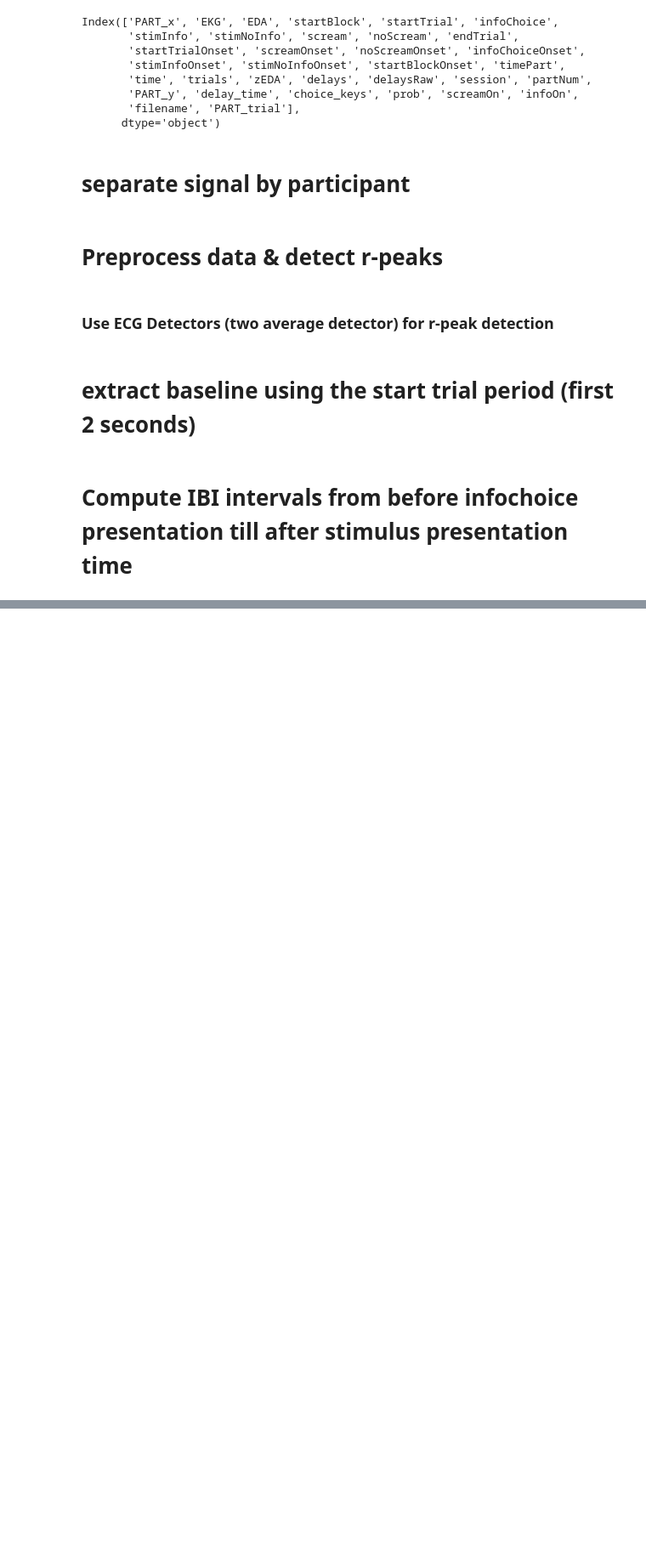
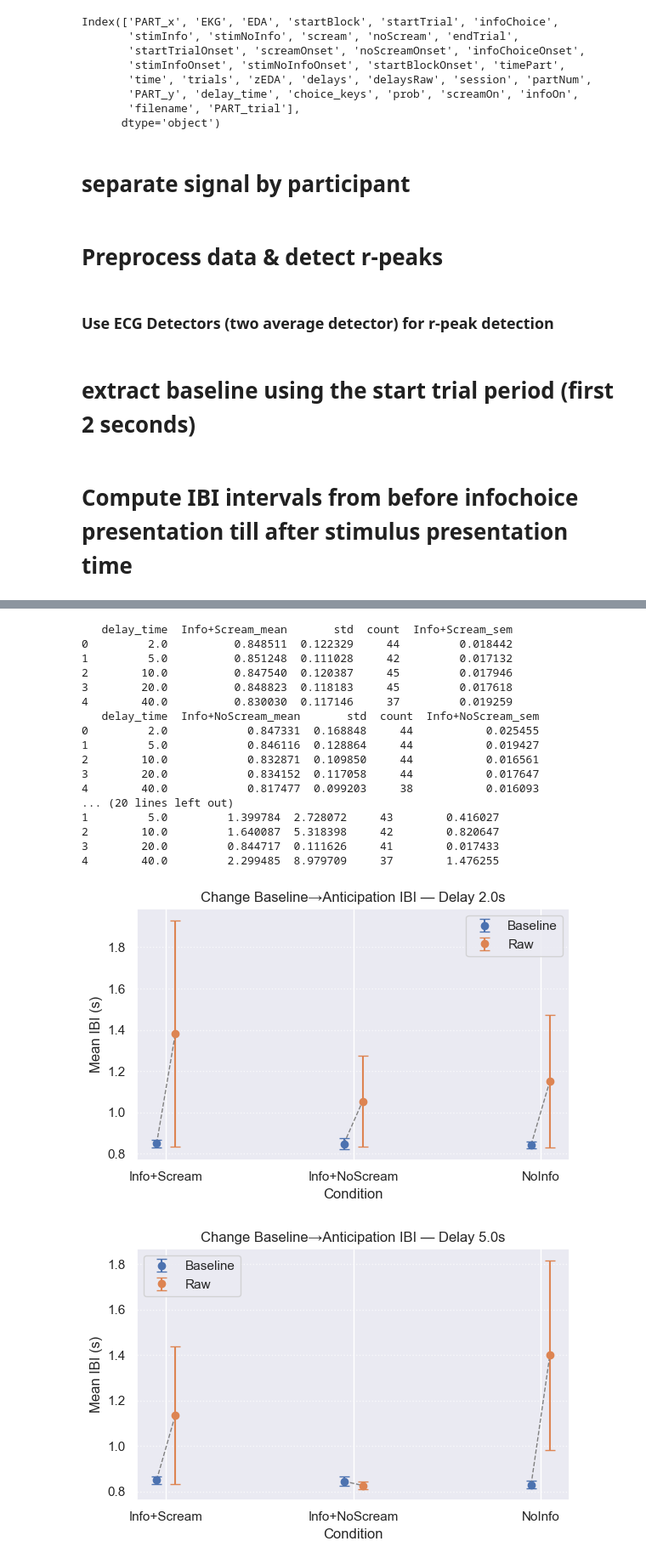
Before and after one commit to stelladongjz/Anticip_EKG_Analysis, a Jupyter notebook: Stella_AvAnt2025_AnalysisEKG_fromPreproc.ipynb, the cells around one changed output, grey strips where cells are left out. Shown at 85% size. Drawn from its saved outputs; the diff is of its cells as text; code cells hidden in the pictures; blank space fills up the shorter version.

Commit message:
plot complete, now need to check what's going on at 20s delays and error bars

```diff
--- a/Stella_AvAnt2025_AnalysisEKG_fromPreproc.ipynb
+++ b/Stella_AvAnt2025_AnalysisEKG_fromPreproc.ipynb
@@ -958,0 +397,19 @@ range(-2, 53, 2)
+# %%
+#compute baseline values for stimInfo_scream, stimInfo_noScream, and stimNoinfo
+baseline_IBI_stimInfo_scream= IBI_baseline(processed_all.loc[(processed_all['startTrial'] == 1)& (processed_all['screamOn'] == 1) & (processed_all['infoOn'] == 1) ])
+baseine_IBI_stimInfo_noScream = IBI_baseline(processed_all.loc[(processed_all['startTrial'] == 1)& (processed_all['screamOn'] == 0) & (processed_all['infoOn'] == 1) ])
+baseine_IBI_stimNoInfo = IBI_baseline(processed_all.loc[(processed_all['startTrial'] == 1)& (processed_all['infoOn'] == 0) ])
+# %%
+# extract all data for stimInfo_scream, stimInfo_noScream, and stimNoinfo
+stimInfo_scream_df = processed_all[(processed_all['screamOn']==1)&(processed_all['infoOn']==1)]
+stimInfo_noScream_df = processed_all[(processed_all['screamOn']==0) & (processed_all['infoOn']==1)]
+stimNoInfo_df = processed_all[(processed_all['infoOn']==0)]
+# %%
+#compute ibi values for all data
+stimInfo_scream_ibis = compute_IBI(stimInfo_scream_df,baseline_IBI_stimInfo_scream)
+stimInfo_noScream_ibis = compute_IBI(stimInfo_noScream_df,baseine_IBI_stimInfo_noScream)
+stimNoInfo_ibis = compute_IBI(stimNoInfo_df,baseine_IBI_stimNoInfo)
+# %%
+part_avg_stimInfo_scream,avg_stimInfo_scream = avg_IBI(stimInfo_scream_ibis,baseline_IBI_stimInfo_scream)
+part_avg_stimInfo_noScream,avg_stimInfo_noScream = avg_IBI(stimInfo_noScream_ibis,baseine_IBI_stimInfo_noScream)
+part_avg_stimNoInfo, avg_stimNoInfo = avg_IBI(stimNoInfo_ibis,baseine_IBI_stimNoInfo)
@@ -958,0 +450,30 @@ range(-2, 53, 2)
+# %%
+plot_change_dots_with_error(
+    baseline_IBI_stimInfo_scream,
+    baseine_IBI_stimInfo_noScream,
+    baseine_IBI_stimNoInfo,
+    part_avg_stimInfo_scream,
+    part_avg_stimInfo_noScream,
+    part_avg_stimNoInfo,
+    cond_labels=('Info+Scream','Info+NoScream','NoInfo')
+)
+# %% [output]
+   delay_time  Info+Scream_mean       std  count  Info+Scream_sem
+0         2.0          0.848511  0.122329     44         0.018442
+1         5.0          0.851248  0.111028     42         0.017132
+2        10.0          0.847540  0.120387     45         0.017946
+3        20.0          0.848823  0.118183     45         0.017618
+4        40.0          0.830030  0.117146     37         0.019259
+   delay_time  Info+NoScream_mean       std  count  Info+NoScream_sem
+0         2.0            0.847331  0.168848     44           0.025455
+1         5.0            0.846116  0.128864     44           0.019427
+2        10.0            0.832871  0.109850     44           0.016561
+3        20.0            0.834152  0.117058     44           0.017647
+4        40.0            0.817477  0.099203     38           0.016093
+... (20 lines left out)
+1         5.0         1.399784  2.728072     43        0.416027
+2        10.0         1.640087  5.318398     42        0.820647
+3        20.0         0.844717  0.111626     41        0.017433
+4        40.0         2.299485  8.979709     37        1.476255
+[figure, added]
+[figure, added]
```
Also changed, not shown: parts of 45 cells of this notebook.
